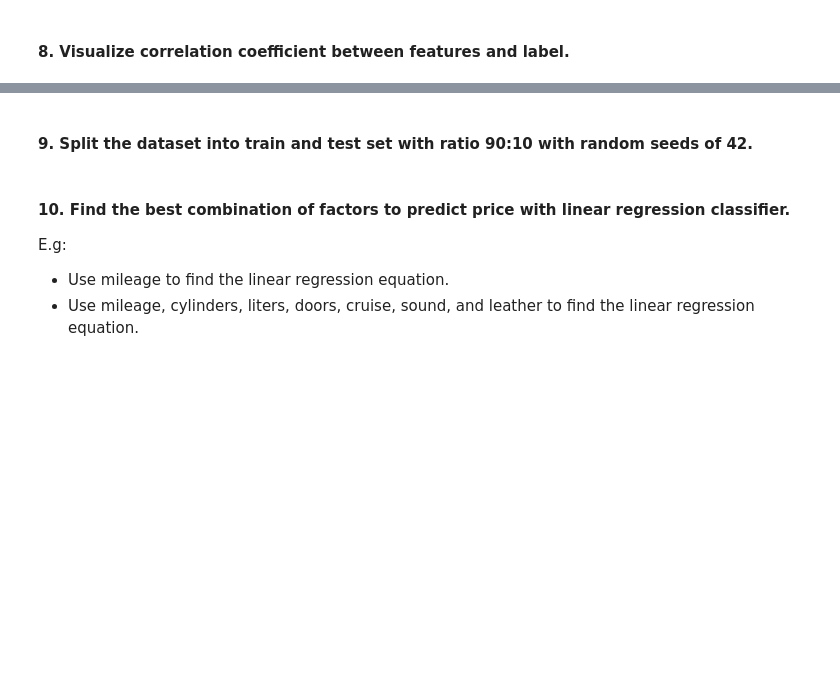
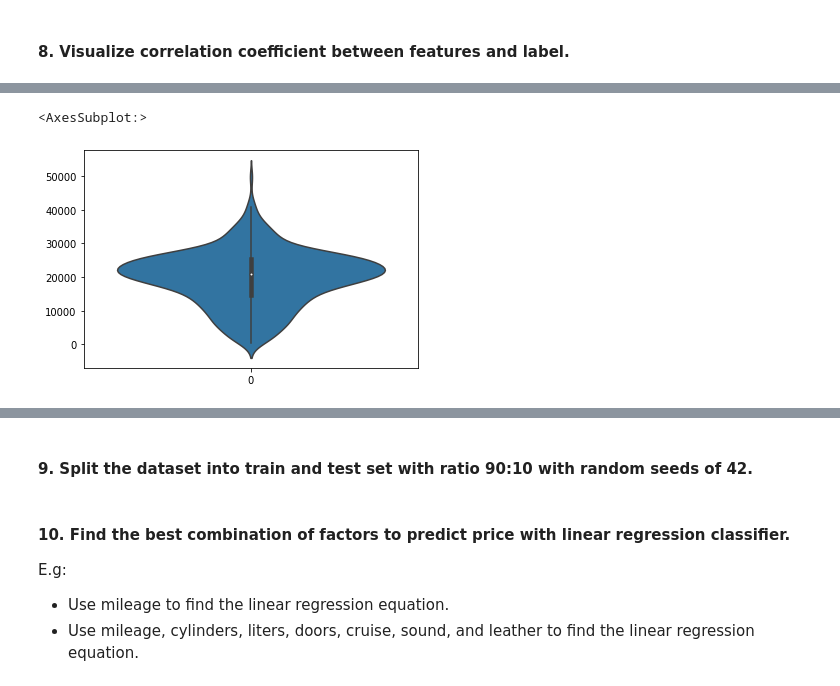
Before and after one commit to honghanhh/py40a12l2, a Jupyter notebook: assignments/regression/Manh_Car price prediction.ipynb, the cells around one changed output, grey strips where cells are left out. Cells and saved outputs as stored; diff of their text form; code cells hidden in the pictures; blank space fills up the shorter version.

```diff
--- a/assignments/regression/Manh_Car price prediction.ipynb
+++ b/assignments/regression/Manh_Car price prediction.ipynb
@@ -107,0 +180,5 @@ memory usage: 75.5+ KB
+# %%
+sns.violinplot(data = df['Mileage'])
+# %% [output]
+<AxesSubplot:>
+[figure, added]
```
Also changed, not shown: parts of 8 cells of this notebook.
